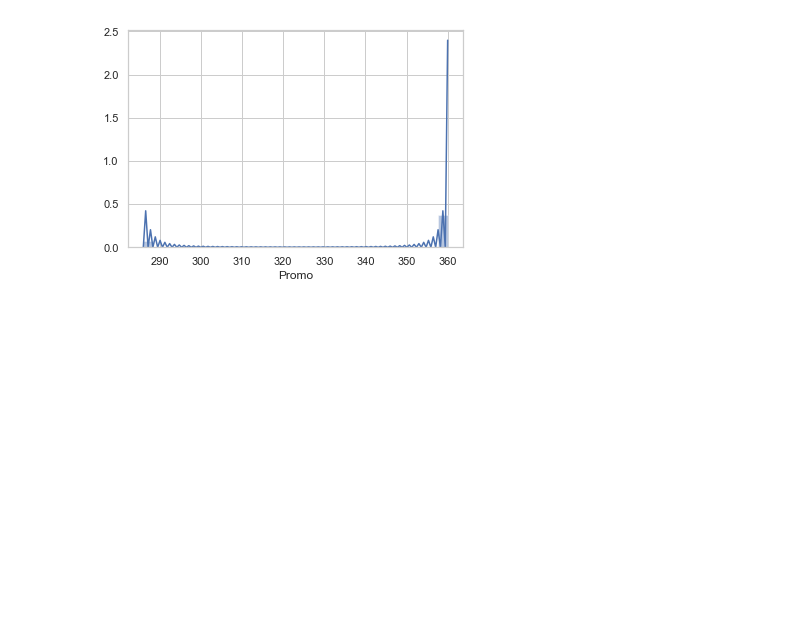
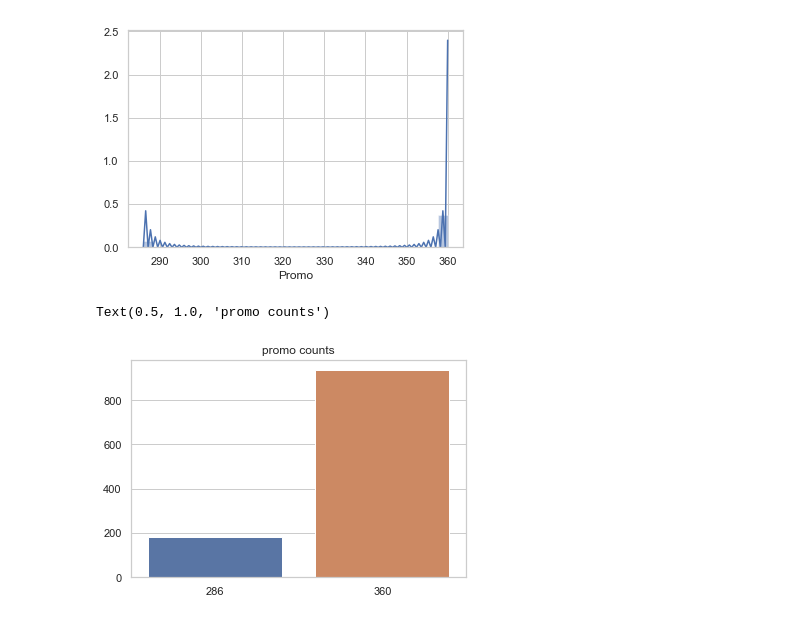
Before and after one commit to duzeng/MLND_CN_Capstone, a Jupyter notebook: Capstone_Project.ipynb, the cells around one changed output. Drawn from its saved outputs; the diff is of its cells as text; code cells hidden in the pictures; blank space fills up the shorter version.

```diff
--- a/Capstone_Project.ipynb
+++ b/Capstone_Project.ipynb
@@ -393,8 +397,17 @@ No handles with labels found to put in legend.
 # %%
-df7=data_train_store.groupby('Store')['Promo'].sum()
+group_promo_by_store=data_train_store.groupby('Store')['Promo'].sum()
 fig=plt.figure()
 ax=fig.add_subplot(1,1,1)
-sns.distplot(df7,ax=ax)
+sns.distplot(group_promo_by_store,ax=ax)
 # %% [output]
 <matplotlib.axes._subplots.AxesSubplot at 0x...>
 [figure]
+# %%
+group_promo_by_store_counts=group_promo_by_store.value_counts()
+fig=plt.figure()
+ax=fig.add_subplot(1,1,1)
+sns.barplot(group_promo_by_store_counts.index,group_promo_by_store_counts.values,ax=ax)
+ax.set_title('promo counts')
+# %% [output]
+Text(0.5, 1.0, 'promo counts')
+[figure, added]
```
Also changed, not shown: parts of 9 cells of this notebook.
